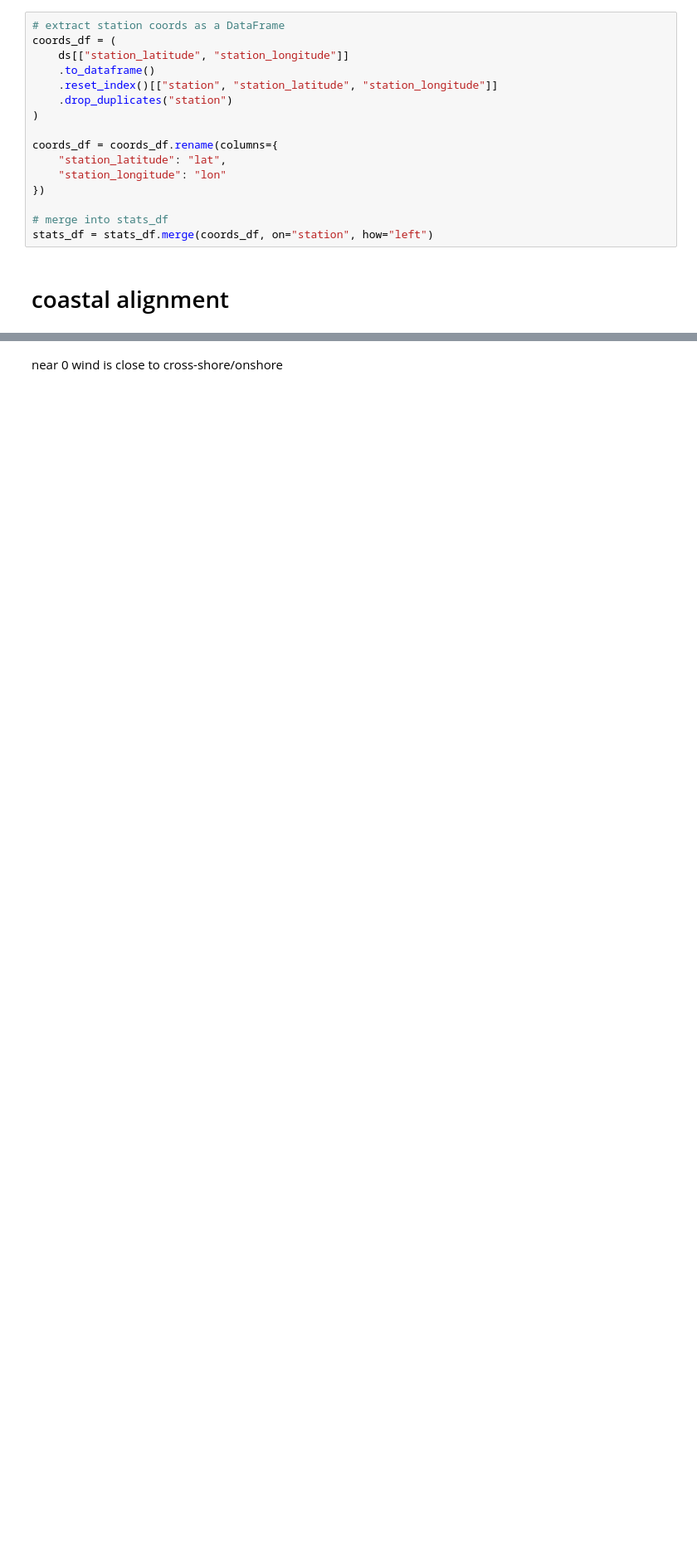
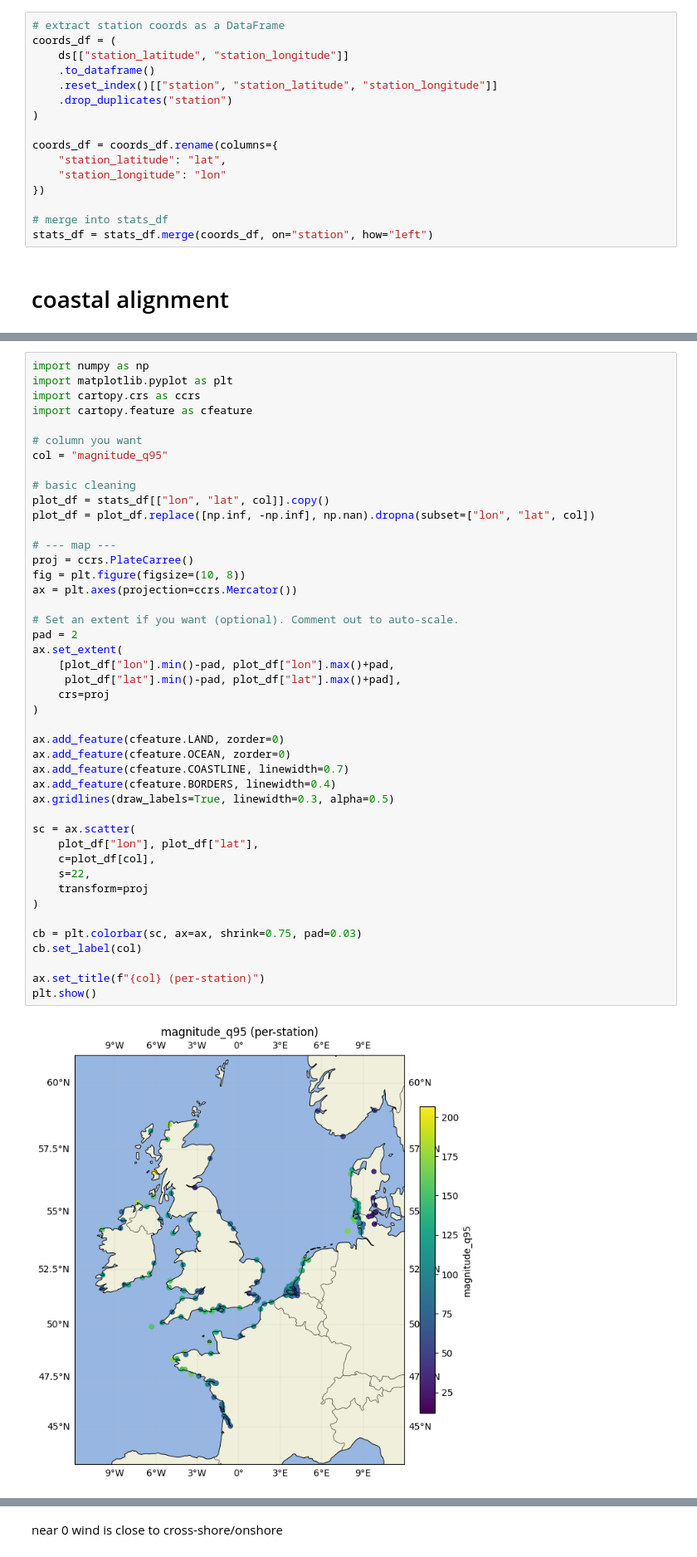
Before and after one commit to lisanneblok/ESL, a Jupyter notebook: notebooks/AGeneratefulldf/attribute_weather.ipynb, the cells around one changed output, grey strips where cells are left out. Shown at 83% size. Cells and saved outputs as stored; diff of their text form; blank space fills up the shorter version.

```diff
--- a/notebooks/AGeneratefulldf/attribute_weather.ipynb
+++ b/notebooks/AGeneratefulldf/attribute_weather.ipynb
@@ -491 +761,47 @@ stats_df["wind_more_alongshore_deg"] = ang_diff_deg(w, stats_df["coast_bearing_d
+# %%
+import numpy as np
+import matplotlib.pyplot as plt
+import cartopy.crs as ccrs
+import cartopy.feature as cfeature
+
+# column you want
+col = "magnitude_q95"
+
+# basic cleaning
+plot_df = stats_df[["lon", "lat", col]].copy()
+plot_df = plot_df.replace([np.inf, -np.inf], np.nan).dropna(subset=["lon", "lat", col])
+
+# --- map ---
+proj = ccrs.PlateCarree()
+fig = plt.figure(figsize=(10, 8))
+ax = plt.axes(projection=ccrs.Mercator())
+
+# Set an extent if you want (optional). Comment out to auto-scale.
+pad = 2
+ax.set_extent(
+    [plot_df["lon"].min()-pad, plot_df["lon"].max()+pad,
+     plot_df["lat"].min()-pad, plot_df["lat"].max()+pad],
+    crs=proj
+)
+
+ax.add_feature(cfeature.LAND, zorder=0)
+ax.add_feature(cfeature.OCEAN, zorder=0)
+ax.add_feature(cfeature.COASTLINE, linewidth=0.7)
+ax.add_feature(cfeature.BORDERS, linewidth=0.4)
+ax.gridlines(draw_labels=True, linewidth=0.3, alpha=0.5)
+
+sc = ax.scatter(
+    plot_df["lon"], plot_df["lat"],
+    c=plot_df[col],
+    s=22,
+    transform=proj
+)
+
+cb = plt.colorbar(sc, ax=ax, shrink=0.75, pad=0.03)
+cb.set_label(col)
+
+ax.set_title(f"{col} (per-station)")
+plt.show()
+# %% [output]
+[figure, added]
 # %%
```
Also changed, not shown: parts of 11 cells of this notebook, 14 other files.
